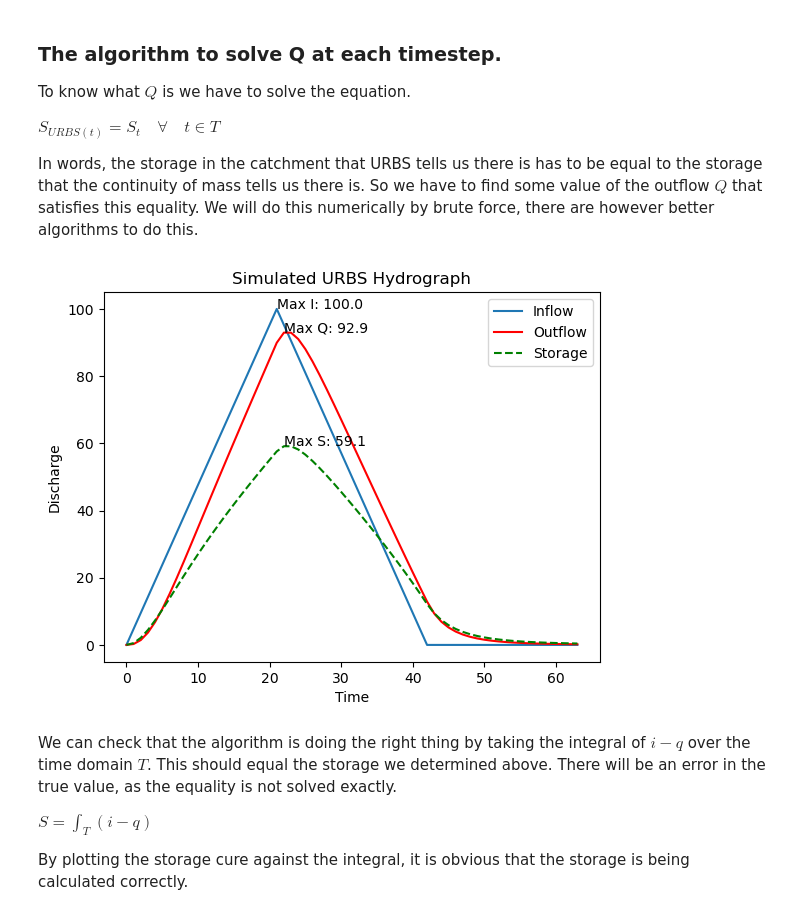
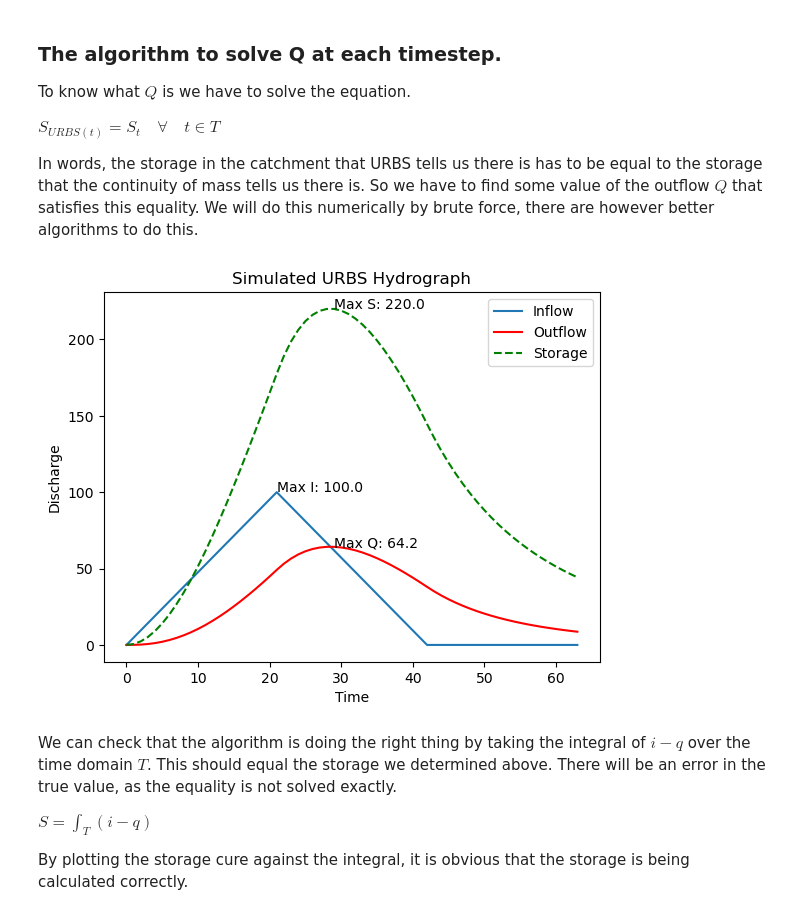
Before and after one commit to norman-tom/discovery, a Jupyter notebook: hydrology/urbs_engine.ipynb, the cells around one changed output. Cells and saved outputs as stored; diff of their text form; code cells hidden in the pictures.

```diff
--- a/hydrology/urbs_engine.ipynb
+++ b/hydrology/urbs_engine.ipynb
@@ -154,7 +154,7 @@ i = hydrograph_interpolated
 
 # URBS Parameters (Change these and see what happens)
 m = 0.8
-alpha = 0.3
+alpha = 1.5
 L = 7
 n = 0.075
 Sc = 0.01
@@ -170,34 +170,34 @@ for t in range(1, len(i)):
     d = -1              # Initialise the difference
 
     # While the equality has not converged.
     # Loop through values of q, until the equality is satisfied.
     while np.abs(d) > 0.01:
         q -= 0.001 * np.sign(d)                             # Decend a small amount in the direction of the difference.
         s = storage(alpha, 1, L, n, 0, Sc, 0, m, q)         # Calculate the storage.
         ds = storage_delta(i[t-1], i[t], Q[t-1], q, dt)     # Calculate the change in storage.
         d = s - (S[t-1] + ds)                               # Calculate the difference between storages for this q.
 
     # Once we have found a value of q that satisfies the difference, append the values to the record.
     S.append(s)
     Q.append(q)
 
 ## ---------- Plot the results -----------------------
 plt.plot(i, label='Inflow')
 plt.plot(Q, color='r', label='Outflow')
 plt.plot(S, color='g', label='Storage', linestyle='--')
 max_i = np.max(i)
 max_S = np.max(S)
 max_Q = np.max(Q)
 plt.annotate(f'Max S: {round(max_S,1)}', xy=(np.argmax(S), max_S))
 plt.annotate(f'Max I: {round(max_i,1)}', xy=(np.argmax(i), max_i))
 plt.annotate(f'Max Q: {round(max_Q,1)}', xy=(np.argmax(Q), max_Q))
 plt.title('Simulated URBS Hydrograph')
 plt.xlabel('Time')
 plt.ylabel('Discharge')
 plt.legend()
 plt.show()
 # %% [output]
-[figure, old version]
+[figure, new version]
 # %% [markdown]
 We can check that the algorithm is doing the right thing by taking the integral of $i - q$ over the time domain $T$. This should equal the storage we determined above. There will be an error in the true value, as the equality is not solved exactly.
 
```
Also changed, not shown: parts of 16 cells of this notebook.
